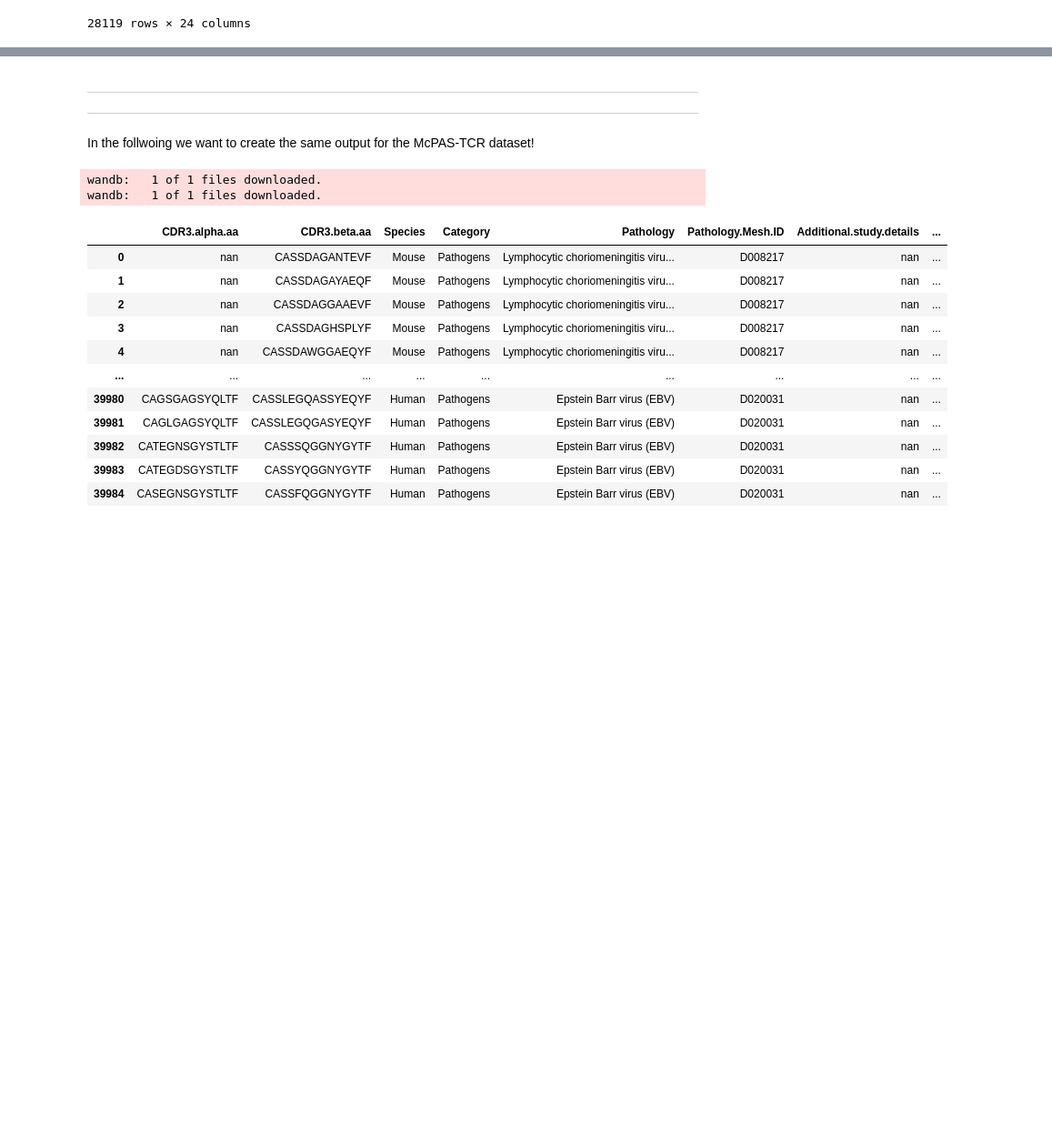
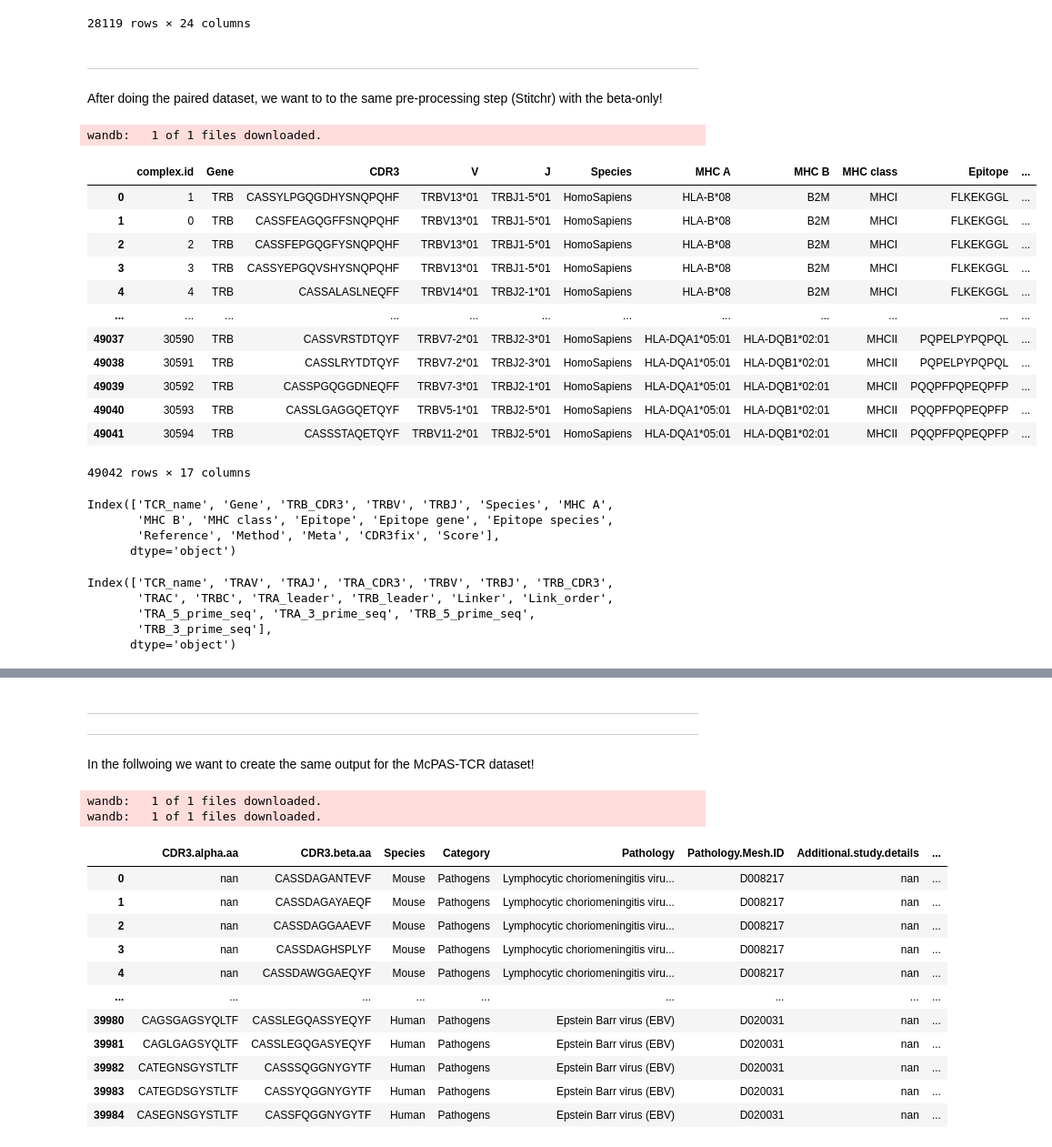
Before and after one commit to vegger/BA_ZHAW, a Jupyter notebook: notebooks/stitchr.ipynb, the cells around one changed output, grey strips where cells are left out. Shown at 91% size. Cells and saved outputs as stored; diff of their text form; code cells hidden in the pictures; blank space fills up the shorter version.

```diff
--- a/notebooks/stitchrPlayground.ipynb
+++ b/notebooks/stitchr.ipynb
@@ -272,3 +249,26 @@ df_vdjdb_stitchr
 | 28117 | 30593 | ATGAAATCCTTGAGAGTTTTACTAGTGATCCTG... | ATGGGCTCCAGGCTGCTCTGTTGGGTGCTGCTT... | MKSLRVLLVILWLQLSWVWSQQKEVEQNSGPLS... | MGSRLLCWVLLCLLGAGPVKAGVTQTPRYLIKT... | TRAV12-2*01 | TRAJ32*01 | CAPQGATNKLIF | TRBV5-1*01 | TRBJ2-5*01 | ... | ... |
 | 28118 | 30594 | ATGAGGCAAGTGGCGAGAGTGATCGTGTTCCTG... | ATGGGCACCAGGCTCCTCTGCTGGGCGGCCCTC... | MRQVARVIVFLTLSTLSLAKTTQPISMDSYEGQ... | MGTRLLCWAALCLLGAELTEAGVAQSPRYKIIE... | TRAV4*01 | TRAJ4*01 | CLVGGSGGYNKLIF | TRBV11-2*01 | TRBJ2-5*01 | ... | ... |
 28119 rows × 24 columns
+# %% [markdown]
+-------------------------------------------------------------------------------------------------
+After doing the paired dataset, we want to to the same pre-processing step (Stitchr) with the beta-only!
+# %%
+vdjdb_beta_artifact = wandb.use_artifact(f"{VDJDB_BETA}:latest")
+vdjdb_beta_table = vdjdb_beta_artifact.get(f"{VDJDB_BETA}_table.table.json")
+vdjdb_beta_df = pd.DataFrame(data=vdjdb_beta_table.data, columns=vdjdb_beta_table.columns)
+vdjdb_beta_df
+# %% [output]
+wandb:   1 of 1 files downloaded.
+|  | complex.id | Gene | CDR3 | V | J | Species | MHC A | MHC B | MHC class | Epitope | ... |
+| 0 | 1 | TRB | CASSYLPGQGDHYSNQPQHF | TRBV13*01 | TRBJ1-5*01 | HomoSapiens | HLA-B*08 | B2M | MHCI | FLKEKGGL | ... |
+| 1 | 0 | TRB | CASSFEAGQGFFSNQPQHF | TRBV13*01 | TRBJ1-5*01 | HomoSapiens | HLA-B*08 | B2M | MHCI | FLKEKGGL | ... |
+| 2 | 2 | TRB | CASSFEPGQGFYSNQPQHF | TRBV13*01 | TRBJ1-5*01 | HomoSapiens | HLA-B*08 | B2M | MHCI | FLKEKGGL | ... |
+| 3 | 3 | TRB | CASSYEPGQVSHYSNQPQHF | TRBV13*01 | TRBJ1-5*01 | HomoSapiens | HLA-B*08 | B2M | MHCI | FLKEKGGL | ... |
+| 4 | 4 | TRB | CASSALASLNEQFF | TRBV14*01 | TRBJ2-1*01 | HomoSapiens | HLA-B*08 | B2M | MHCI | FLKEKGGL | ... |
+| ... | ... | ... | ... | ... | ... | ... | ... | ... | ... | ... | ... |
+| 49037 | 30590 | TRB | CASSVRSTDTQYF | TRBV7-2*01 | TRBJ2-3*01 | HomoSapiens | HLA-DQA1*05:01 | HLA-DQB1*02:01 | MHCII | PQPELPYPQPQL | ... |
+| 49038 | 30591 | TRB | CASSLRYTDTQYF | TRBV7-2*01 | TRBJ2-3*01 | HomoSapiens | HLA-DQA1*05:01 | HLA-DQB1*02:01 | MHCII | PQPELPYPQPQL | ... |
+| 49039 | 30592 | TRB | CASSPGQGGDNEQFF | TRBV7-3*01 | TRBJ2-1*01 | HomoSapiens | HLA-DQA1*05:01 | HLA-DQB1*02:01 | MHCII | PQQPFPQPEQPFP | ... |
+| 49040 | 30593 | TRB | CASSLGAGGQETQYF | TRBV5-1*01 | TRBJ2-5*01 | HomoSapiens | HLA-DQA1*05:01 | HLA-DQB1*02:01 | MHCII | PQQPFPQPEQPFP | ... |
+| 49041 | 30594 | TRB | CASSSTAQETQYF | TRBV11-2*01 | TRBJ2-5*01 | HomoSapiens | HLA-DQA1*05:01 | HLA-DQB1*02:01 | MHCII | PQQPFPQPEQPFP | ... |
+49042 rows × 17 columns
@@ -274,0 +277,21 @@ df_vdjdb_stitchr
+# %%
+vdjdb_beta_only_df.rename(columns={
+    "complex.id": "TCR_name",
+    "V": "TRBV",
+    "J": 'TRBJ',
+    'CDR3': 'TRB_CDR3'
+}, inplace=True)
+vdjdb_beta_only_df.columns
+# %% [output]
+Index(['TCR_name', 'Gene', 'TRB_CDR3', 'TRBV', 'TRBJ', 'Species', 'MHC A',
+       'MHC B', 'MHC class', 'Epitope', 'Epitope gene', 'Epitope species',
+       'Reference', 'Method', 'Meta', 'CDR3fix', 'Score'],
+      dtype='object')
+# %%
+template_stitchr.columns
+# %% [output]
+Index(['TCR_name', 'TRAV', 'TRAJ', 'TRA_CDR3', 'TRBV', 'TRBJ', 'TRB_CDR3',
+       'TRAC', 'TRBC', 'TRA_leader', 'TRB_leader', 'Linker', 'Link_order',
+       'TRA_5_prime_seq', 'TRA_3_prime_seq', 'TRB_5_prime_seq',
+       'TRB_3_prime_seq'],
+      dtype='object')
```
Also changed, not shown: parts of 32 cells of this notebook.
